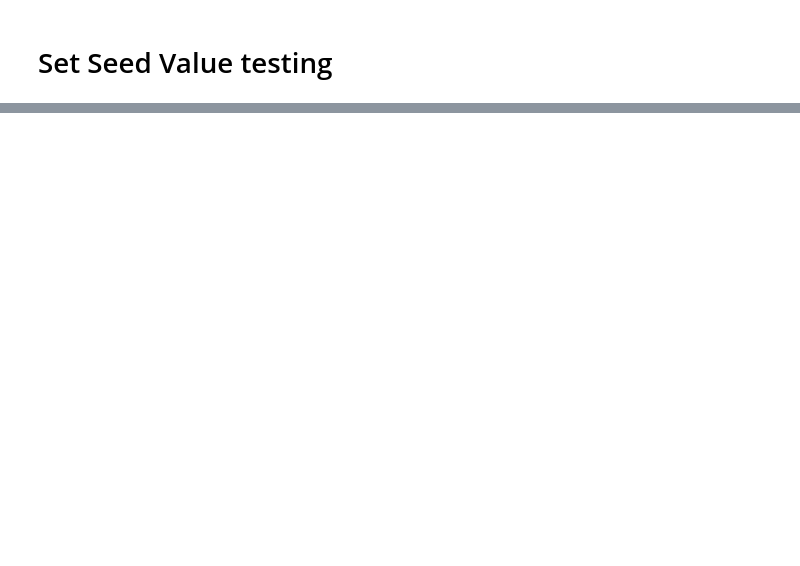
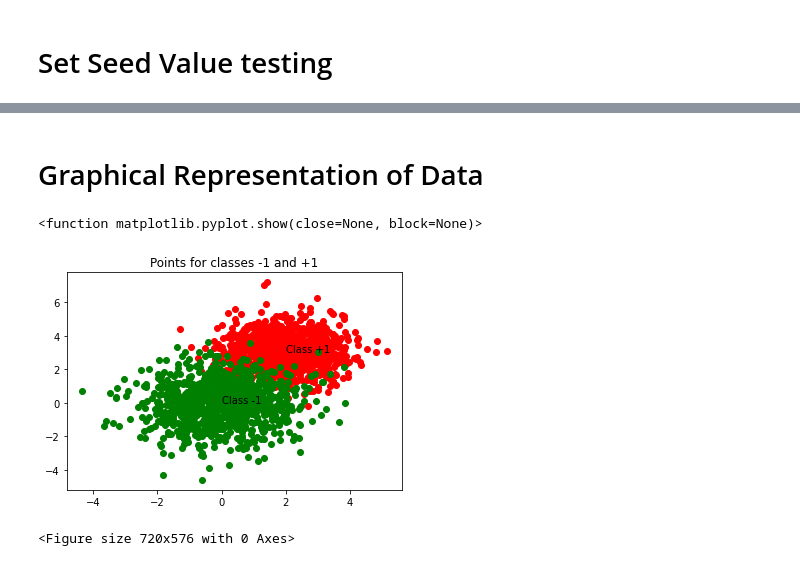
Before and after one commit to sourabhmarne777/python-conformal-prediction-for-transfer-learning, a Jupyter notebook: Conformal Predictors.ipynb, the cells around one changed output, grey strips where cells are left out. Saved outputs shown, nothing was run; the diff lists cells and outputs as text; code cells hidden in the pictures; blank space fills up the shorter version.

```diff
--- a/Conformal Predictors.ipynb
+++ b/Conformal Predictors.ipynb
@@ -147,12 +141,6 @@ def CP_DiffBySame(X,Y,xt):
         return predicted_labels,pred_label_conformity_score,other_label_conformity_score
     else:
         return "Error:Size of Samples and Labels mismatched"
-# %%
-import numpy as np
-x = [(0,3),(2,2),(3,3),(-1,1),(-1,-1),(0,1)]
-y = [+1,+1,+1,-1,-1,-1]
-xt = [(-1,-1),(0,0),(0,2),(2,1),(2,3),(3,3),(0,-2),(-2,0)]
-# CP_DiffBySame(x,y,xt)
 # %% [markdown]
 # Program to Create Artificial Data
 # %%
@@ -262,14 +228,0 @@ Validity for Different Class method is:  0.4846153846153844
-# %%
-out2 = CP_DiffBySame(x_train,y_train,x_test)
-y_pred = out2[0]
-p_values = out2[1]
-other_pvalues = out1[2]
-p_true = [] #True label of Y's Pvalue
-for i in range(len(y_pred)):
-    if y_test[i] == y_pred[i]:
-        p_true.append(p_values[i])
-    else:
-        p_true.append(other_pvalues[i])
-
-v = sum(p_true)/len(p_true)
-print("Validity for Diff/Same Class method is: ",v)
@@ -466,0 +482,43 @@ Observation Table:
+# %% [markdown]
+# Graphical Representation of Data
+# %%
+import matplotlib.pyplot as plt
+import numpy as np
+import random
+random.seed(3)
+x_train_positive=[]
+x_m = 2
+y_m = 3
+s = 1
+for i in range(1000):
+        x1 = x_m + s*np.random.normal(0,1)
+        x2 = y_m + s*np.random.normal(0,1)
+        x_train_positive.append((x1,x2))
+
+x_train_negative=[]
+x_m = 0
+y_m = 0
+s = 1.2
+for i in range(1000):
+        x1 = x_m + s*np.random.normal(0,1)
+        x2 = y_m + s*np.random.normal(0,1)
+        x_train_negative.append((x1,x2))
+
+
+x_train = x_train_positive + x_train_negative
+y_train = len(x_train_positive)*[+1] + len(x_train_negative)*[-1]
+x1 = [x_train_positive[i][0] for i in range(len(x_train_positive))]
+x2 = [x_train_positive[i][1] for i in range(len(x_train_positive))]
+plt.scatter(x1,x2,c="red")
+plt.text(2,3,"Class +1")
+p1 = [x_train_negative[i][0] for i in range(len(x_train_negative))]
+p2 = [x_train_negative[i][1] for i in range(len(x_train_negative))]
+plt.scatter(p1,p2,c="green")
+plt.text(0,0,"Class -1")
+plt.title("Points for classes -1 and +1")
+plt.figure(figsize=(10,8))
+plt.show
+# %% [output]
+<function matplotlib.pyplot.show(close=None, block=None)>
+[figure, added]
+<Figure size 720x576 with 0 Axes>
```
Also changed, not shown: parts of 12 cells of this notebook.
